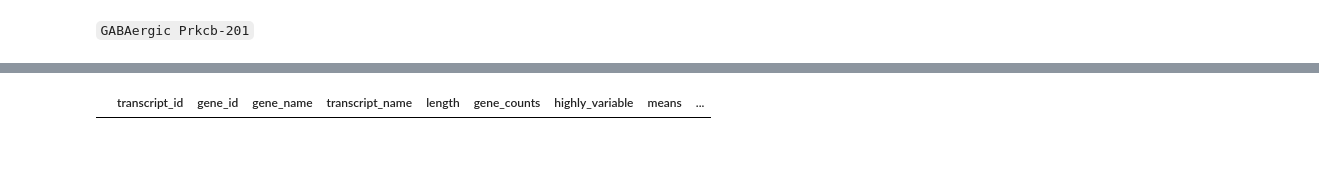
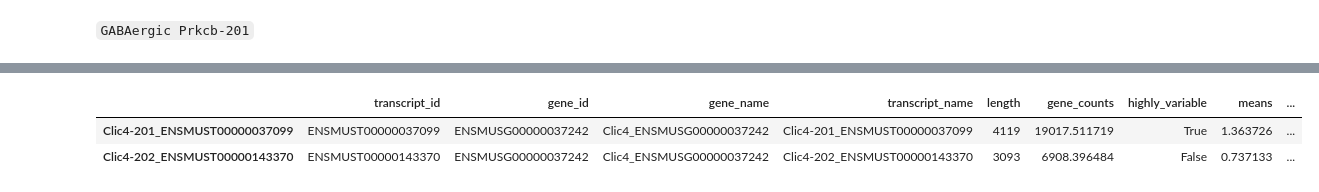
Before and after one commit to pachterlab/BYVSTZP_2020, a Jupyter notebook: analysis/notebooks/two_isoform_DE.ipynb, the cells around one changed output, grey strips where cells are left out. Saved outputs shown, nothing was run; the diff lists cells and outputs as text; code cells hidden in the pictures; blank space fills up the shorter version.

```diff
--- a/analysis/notebooks/two_isoform_DE.ipynb
+++ b/analysis/notebooks/two_isoform_DE.ipynb
@@ -382,4 +431,6 @@ plt.show()
 # %%
-isoform[:,isoform.var.gene_name=="Clic4"].var
+isoform[:,isoform.var.gene_name.str.contains("Clic4")].var
 # %% [output]
 |  | transcript_id | gene_id | gene_name | transcript_name | length | gene_counts | highly_variable | means | ... |
+| Clic4-201_ENSMUST00000037099 | ENSMUST00000037099 | ENSMUSG00000037242 | Clic4_ENSMUSG00000037242 | Clic4-201_ENSMUST00000037099 | 4119 | 19017.511719 | True | 1.363726 | ... |
+| Clic4-202_ENSMUST00000143370 | ENSMUST00000143370 | ENSMUSG00000037242 | Clic4_ENSMUSG00000037242 | Clic4-202_ENSMUST00000143370 | 3093 | 6908.396484 | False | 0.737133 | ... |
```
Also changed, not shown: parts of 16 cells of this notebook.
